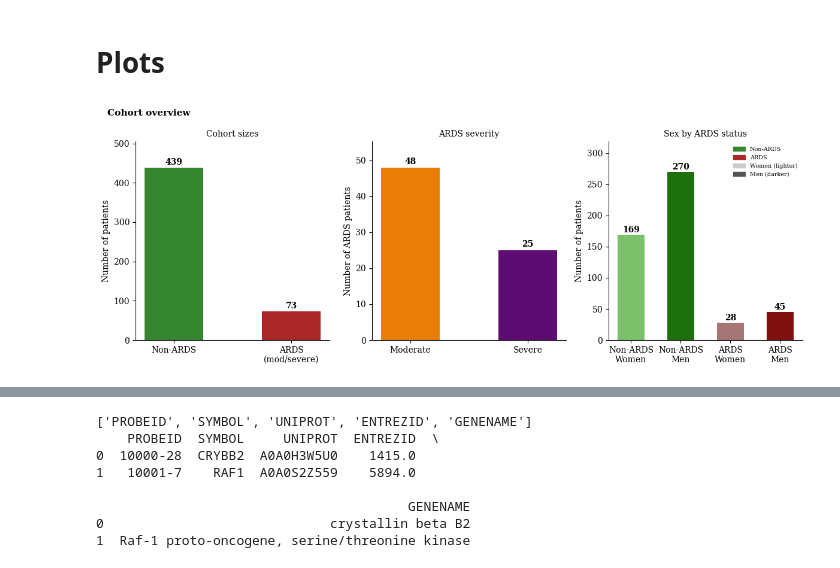
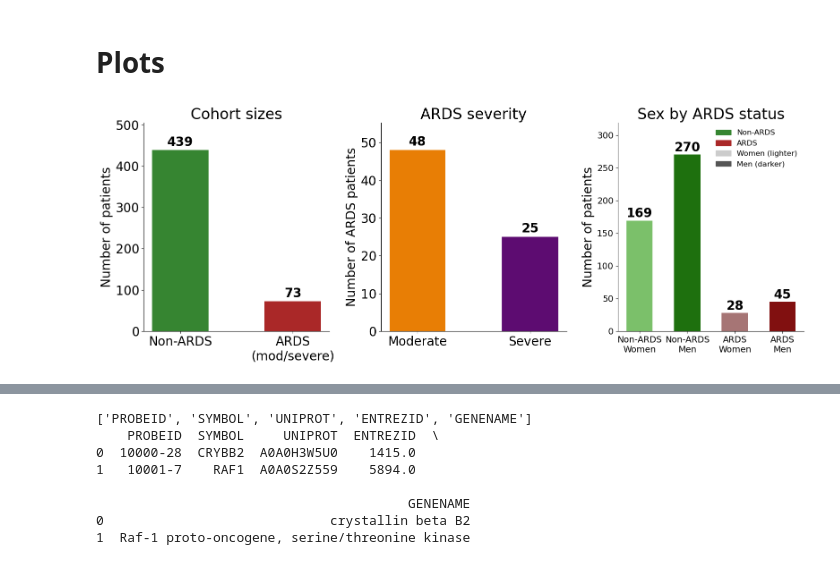
Before and after one commit to andreasjak/MSc26_Proteomics, a Jupyter notebook: notebooks/data_vis.ipynb, the cells around one changed output, grey strips where cells are left out. Saved outputs shown, nothing was run; the diff lists cells and outputs as text; code cells hidden in the pictures.

```diff
--- a/notebooks/data_vis.ipynb
+++ b/notebooks/data_vis.ipynb
@@ -134,8 +134,18 @@ m_non   = n_non - f_non
 f_ards  = ards['female'].sum()
 m_ards  = n_ards - f_ards
 # %%
-fig, axes = plt.subplots(1, 3, figsize=(12, 4.5))
-fig.suptitle("Cohort overview", fontsize=11, fontweight="bold", x=0.02, ha="left")
+FONTSIZE_TITLE  = 24
+FONTSIZE_LABEL  = 20
+FONTSIZE_TICK   = 14
+FONTSIZE_ANNOT  = 20
+FONTSIZE_LEGEND = 12
+
+fig, axes = plt.subplots(1, 3, figsize=(16, 6))
+#fig.suptitle("Cohort overview", fontsize=FONTSIZE_TITLE, fontweight="bold", x=0.02, ha="left")
+
+for ax in axes:
+    ax.spines["top"].set_visible(False)
+    ax.spines["right"].set_visible(False)
 
 # Panel A — cohort sizes
 ax = axes[0]
@@ -143,46 +153,53 @@ bars = ax.bar(["Non-ARDS", "ARDS\n(mod/severe)"], [n_non, n_ards],
               color=[C_NON_ARDS, C_ARDS], width=0.5)
 for b in bars:
     ax.text(b.get_x() + b.get_width()/2, b.get_height() + 3,
-            str(int(b.get_height())), ha="center", va="bottom", fontweight="bold")
-ax.set_ylabel("Number of patients")
-ax.set_title("Cohort sizes", fontsize=10)
+            str(int(b.get_height())), ha="center", va="bottom",
+            fontweight="bold", fontsize=FONTSIZE_ANNOT)
+ax.set_ylabel("Number of patients", fontsize=FONTSIZE_LABEL)
+ax.set_title("Cohort sizes", fontsize=FONTSIZE_TITLE)
+ax.tick_params(axis="both", labelsize=20)
 ax.set_ylim(0, n_non * 1.15)
 
 # Panel B — ARDS severity
 ax = axes[1]
 bars2 = ax.bar(["Moderate", "Severe"], [n_mod, n_sev],
                color=[C_MODERATE, C_SEVERE], width=0.5)
 for b in bars2:
     ax.text(b.get_x() + b.get_width()/2, b.get_height() + 0.5,
-            str(int(b.get_height())), ha="center", va="bottom", fontweight="bold")
-ax.set_ylabel("Number of ARDS patients")
-ax.set_title("ARDS severity", fontsize=10)
+            str(int(b.get_height())), ha="center", va="bottom",
+            fontweight="bold", fontsize=FONTSIZE_ANNOT)
+ax.set_ylabel("Number of ARDS patients", fontsize=FONTSIZE_LABEL)
+ax.set_title("ARDS severity", fontsize=FONTSIZE_TITLE)
+ax.tick_params(axis="both", labelsize=20)
 ax.set_ylim(0, n_mod * 1.15)
 
 # Panel C — sex by ARDS status
 ax = axes[2]
 cats   = ["Non-ARDS\nWomen", "Non-ARDS\nMen", "ARDS\nWomen", "ARDS\nMen"]
 vals   = [f_non, m_non, f_ards, m_ards]
 colors = [C_WOMEN_L, C_MEN_D, C_WOMEN_A, C_MEN_A]
 bars3  = ax.bar(cats, vals, color=colors, width=0.55)
 for b in bars3:
     ax.text(b.get_x() + b.get_width()/2, b.get_height() + 1,
-            str(int(b.get_height())), ha="center", va="bottom", fontweight="bold")
-ax.set_ylabel("Number of patients")
-ax.set_title("Sex by ARDS status", fontsize=10)
+            str(int(b.get_height())), ha="center", va="bottom",
+            fontweight="bold", fontsize=FONTSIZE_ANNOT)
+ax.set_ylabel("Number of patients", fontsize=FONTSIZE_LABEL)
+ax.set_title("Sex by ARDS status", fontsize=FONTSIZE_TITLE)
+ax.tick_params(axis="both", labelsize=FONTSIZE_TICK)
 ax.set_ylim(0, max(vals) * 1.18)
 legend_patches = [
     mpatches.Patch(color=C_NON_ARDS, label="Non-ARDS"),
     mpatches.Patch(color=C_ARDS,     label="ARDS"),
     mpatches.Patch(color="#cccccc",  label="Women (lighter)"),
     mpatches.Patch(color="#555555",  label="Men (darker)"),
 ]
-ax.legend(handles=legend_patches, fontsize=7, frameon=False)
+ax.legend(handles=legend_patches, fontsize=FONTSIZE_LEGEND, frameon=False)
 
 fig.tight_layout()
+fig.savefig("../figures/cohort_overview.pdf", bbox_inches="tight", dpi=300)
 plt.show()
 # %% [output]
-[figure, old version]
+[figure, new version]
 # %%
 from matplotlib.gridspec import GridSpec
 
```
Also changed, not shown: parts of 8 cells of this notebook.
